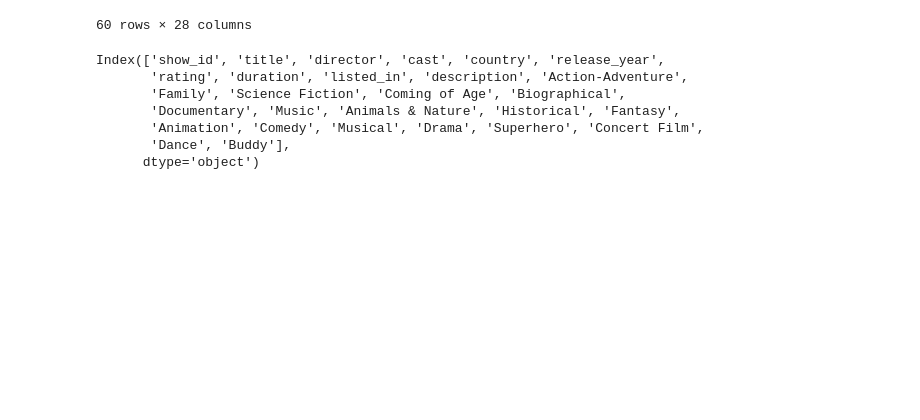
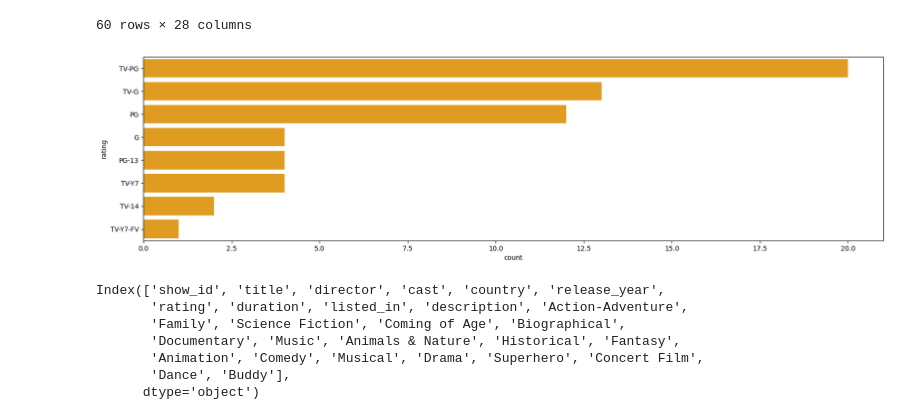
Before and after one commit to MinhDucNguyen9705/data_storytelling, a Jupyter notebook: film_clean.ipynb, the cells around one changed output. Cells and saved outputs as stored; diff of their text form; code cells hidden in the pictures; blank space fills up the shorter version.

```diff
--- a/film_clean.ipynb
+++ b/film_clean.ipynb
@@ -222,3 +222,6 @@ film
 | 58 | s1125 | Smash and Grab | Brian Larsen | NaN | United States | 2019 | PG | 8 | Animation, Buddy, Family | Two antiquated robots risk everyt... | ... |
 | 59 | s1230 | The Lost Tomb of Alexander the Great | Duncan Singh | Matt McFetridge | United Kingdom | 2019 | TV-PG | 44 | Documentary, Historical | An archaeologist on the hunt for ... | ... |
 60 rows × 28 columns
+# %%
+film_rating = film[['rating']]
+film_rating_pd = pd.DataFrame(film_rating.value_counts('rating'))
@@ -225,3 +231,9 @@ film
+# %%
+plt.figure(figsize=(20, 5))
+by_rating = sns.barplot(x='count', y= 'rating', data=film_rating_pd, color='orange')
+plt.show()
+# %% [output]
+[figure, added]
 # %%
 film.columns
 # %% [output]
```
Also changed, not shown: parts of 3 cells of this notebook, 1 other file.
